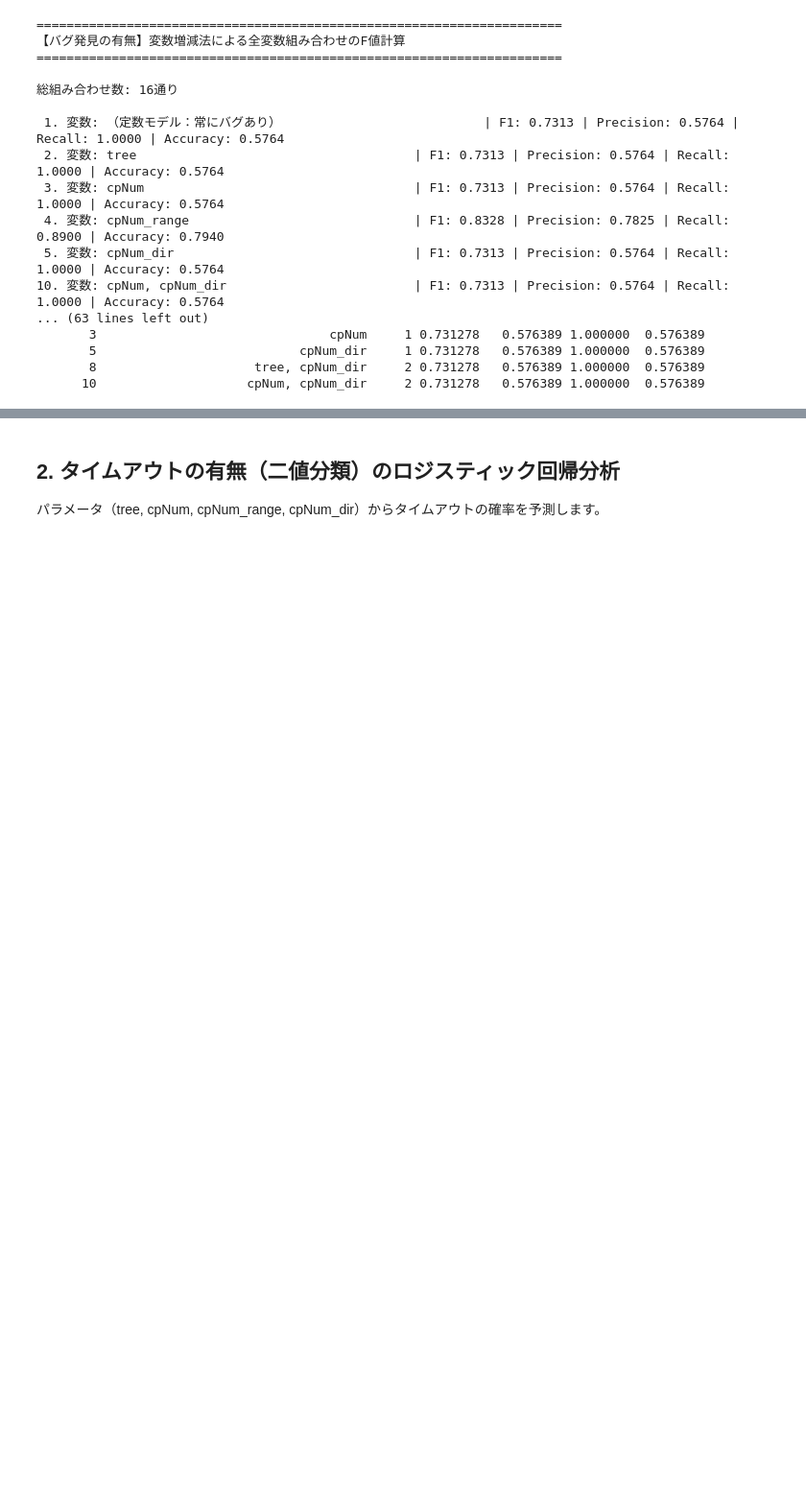
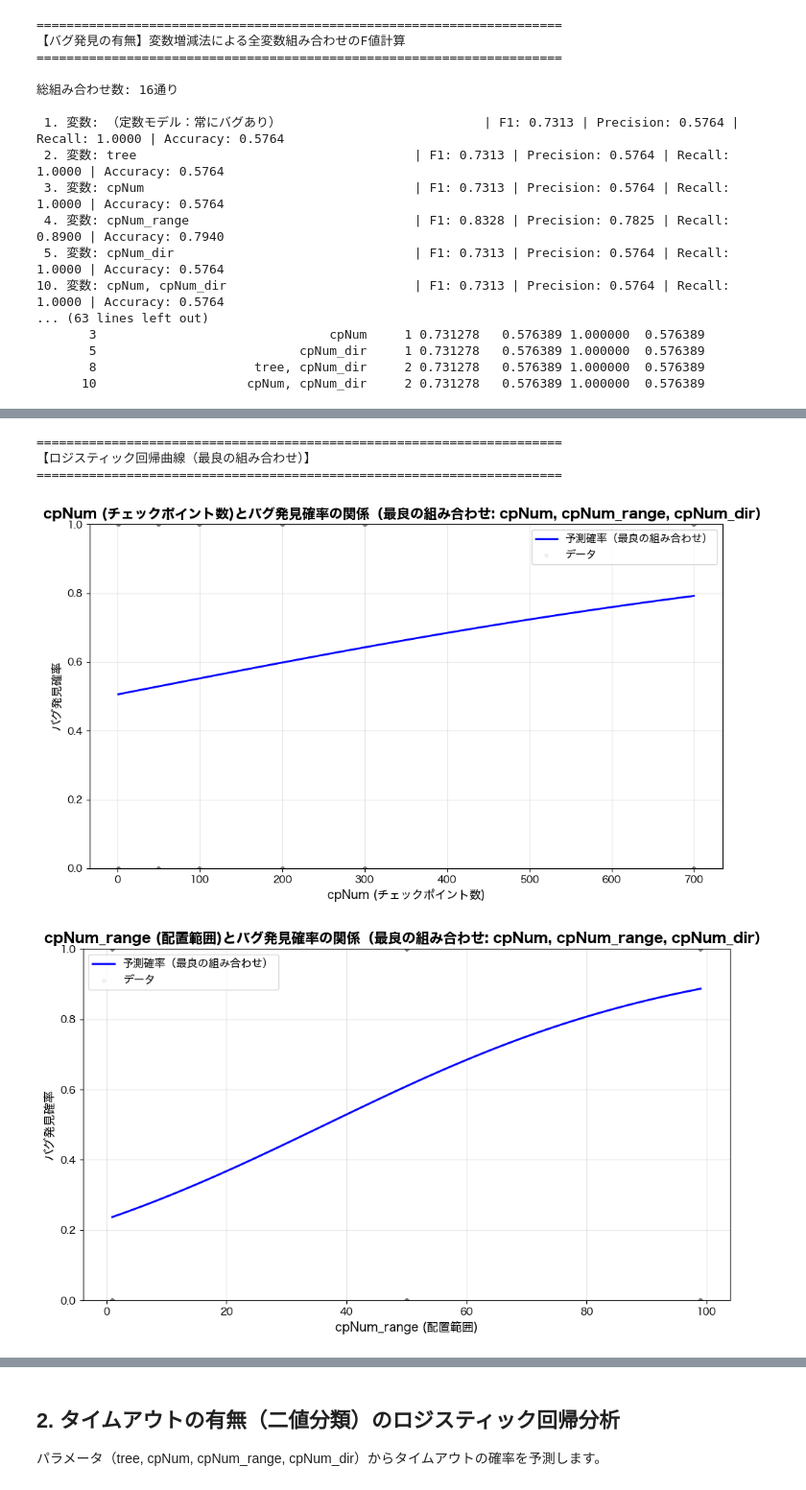
Before and after one commit to umiyuri777/localfuzz_analysis, a Jupyter notebook: tree-different/logistic_regression_analysis.ipynb, the cells around one changed output, grey strips where cells are left out. Shown at 96% size. Saved outputs shown, nothing was run; the diff lists cells and outputs as text; code cells hidden in the pictures; blank space fills up the shorter version.

Commit message:
feat: Add logistic regression analysis with optimal variable combination and performance metrics

```diff
--- a/tree-different/logistic_regression_analysis.ipynb
+++ b/tree-different/logistic_regression_analysis.ipynb
@@ -756,0 +976,73 @@ print(results_df_sorted.to_string(index=False))
+# %%
+# 最良の組み合わせでの回帰曲線の描画（バグ発見の有無）
+# 注意: このセルを実行する前に、最良の組み合わせでの回帰式のセルを実行してlogit_result_bestとbest_variablesが定義されている必要があります
+
+if 'logit_result_best' in locals() and 'best_variables' in locals() and 'best_combo_str' in locals():
+    # 定数モデルの場合は回帰曲線を描画しない
+    if best_combo_str != "（定数モデル：常にバグあり）":
+        print("="*70)
+        print("【ロジスティック回帰曲線（最良の組み合わせ）】")
+        print("="*70)
+
+        # 各変数の平均値
+        mean_values_dict = {
+            'tree': df['tree'].mean(),
+            'cpNum': df['cpNum'].mean(),
+            'cpNum_range': df['cpNum_range'].mean(),
+            'cpNum_dir': df['cpNum_dir'].mean()
+        }
+
+        # 変数ラベルの辞書
+        var_labels_dict = {
+            'tree': 'tree (木の数)',
+            'cpNum': 'cpNum (チェックポイント数)',
+            'cpNum_range': 'cpNum_range (配置範囲)',
+            'cpNum_dir': 'cpNum_dir (配置方角)'
+        }
+
+        # 最良の組み合わせに含まれる変数について回帰曲線を描画
+        for var in best_variables:
+            label = var_labels_dict[var]
+
+            # 変数の範囲を取得
+            var_min = df[var].min()
+            var_max = df[var].max()
+            var_range = np.linspace(var_min, var_max, 100)
+
+            # 予測確率を計算
+            predictions = []
+            for val in var_range:
+                # 他の変数は平均値に固定（最良の組み合わせに含まれる変数のみ）
+                X_pred_dict = {}
+                for v in best_variables:
+                    if v == var:
+                        X_pred_dict[v] = [val]
+                    else:
+                        X_pred_dict[v] = [mean_values_dict[v]]
+
+                X_pred = pd.DataFrame(X_pred_dict)
+                pred_prob = logit_result_best.predict(X_pred)[0]
+                predictions.append(pred_prob)
+
+            # 個別のグラフを描画
+            plt.figure(figsize=(10, 6))
+            plt.plot(var_range, predictions, 'b-', linewidth=2, label='予測確率（最良の組み合わせ）')
+            plt.scatter(df[var], df['bug_detected'], alpha=0.1, s=10, c='gray', label='データ')
+            plt.xlabel(label, fontsize=12)
+            plt.ylabel('バグ発見確率', fontsize=12)
+            plt.title(f'{label}とバグ発見確率の関係（最良の組み合わせ: {best_combo_str}）', fontsize=14, fontweight='bold')
+            plt.grid(True, alpha=0.3)
+            plt.legend(fontsize=11)
+            plt.ylim([0, 1])
+            plt.tight_layout()
+            plt.show()
+    else:
+        print("※ 定数モデルのため、回帰曲線は描画しません。")
+else:
+    print("エラー: 最良の組み合わせでの回帰式のセルを先に実行してください。")
+# %% [output]
+======================================================================
+【ロジスティック回帰曲線（最良の組み合わせ）】
+======================================================================
+[figure, added]
+[figure, added]
```
Also changed, not shown: parts of 12 cells of this notebook.
